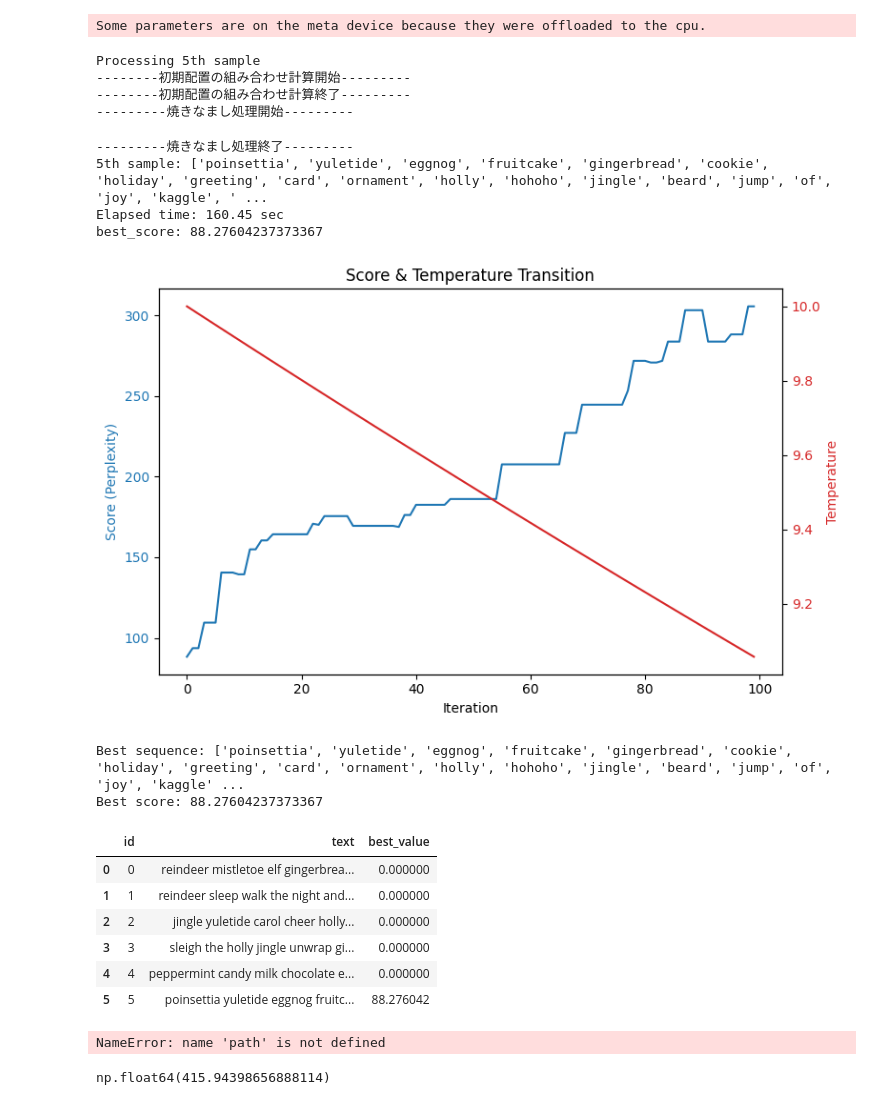
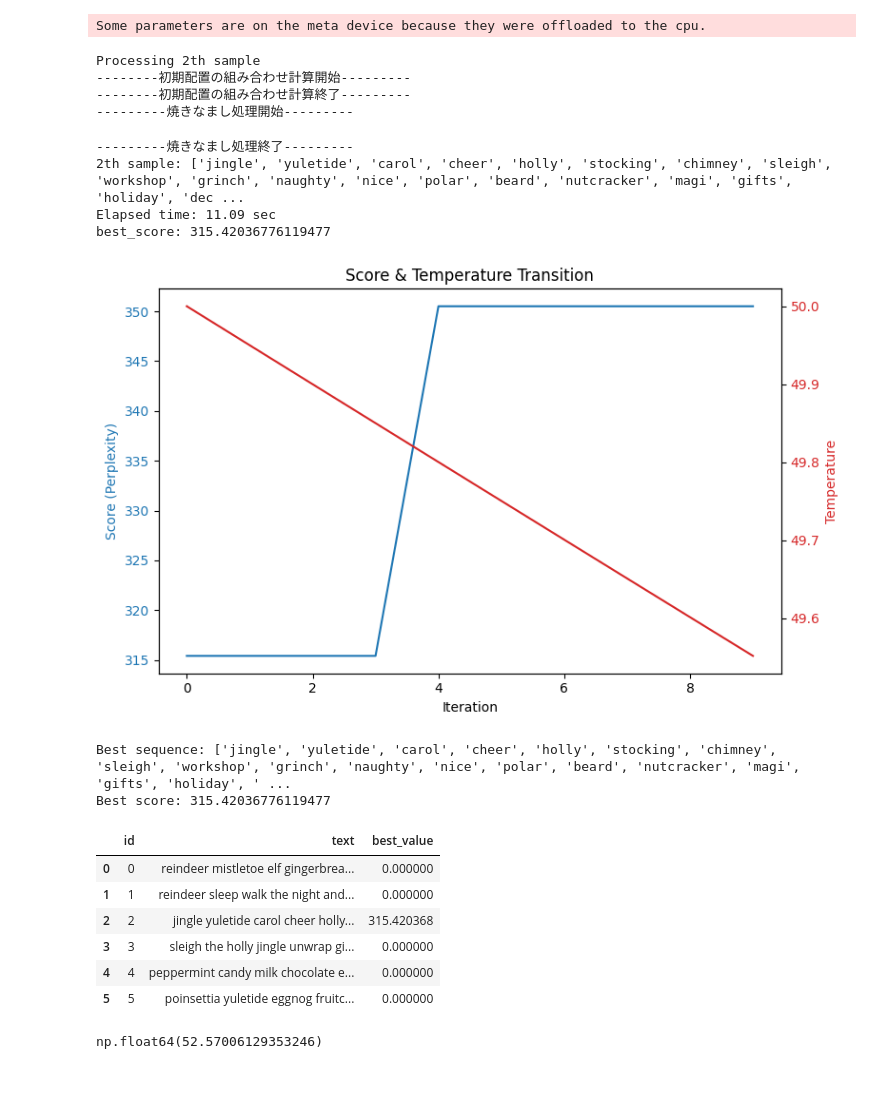
Before and after one commit to shun2741/santa2024, a Jupyter notebook: notebook/ex_007.ipynb, the cells around one changed output. Cells and saved outputs as stored; diff of their text form; code cells hidden in the pictures.

```diff
--- a/notebook/ex_007.ipynb
+++ b/notebook/ex_007.ipynb
@@ -8,14 +8,14 @@ import os
 os.chdir('/home/jovyan/work/notebook')
 # %%
 class CFG:
-    path = "../model"
-    # path = "../../output"
+    path = "../model"    # path = "../../output"
     base_file_path = "../input/sub20241221.csv"
 
     # 焼きなましのパラメータ
-    temperature=10
+    temperature=50
+    end_temperature=0.01
     cooling_rate=0.999
-    iteration=100
+    iteration=int(1e1)
     batch_size=8
     neighbor_types = ["swap", "insert", "inverse", "slide"]
 # %%
@@ -210,6 +210,7 @@ def search_annealing(
     scorer,
     initial_sequence,
     temperature: float = 1.0,
+    end_temperature: float = 0.01,
     cooling_rate: float = 0.999,
     iteration: int = 1000,
     batch_size: int = 10,
@@ -296,6 +297,9 @@ def search_annealing(
         # 温度を下げる
         temperature *= cooling_rate
 
+        if temperature < end_temperature:
+            break
+
     return best_seq, best_score, scores_history, temp_history
 # %%
 def search_optimal_permutation(
@@ -328,6 +332,7 @@ def search_optimal_permutation(
         scorer=scorer,
         initial_sequence=initial_sequence,
         temperature=CFG.temperature,
+        end_temperature=CFG.end_temperature,
         cooling_rate=CFG.cooling_rate,
         iteration=CFG.iteration,
         batch_size=CFG.batch_size,
@@ -357,51 +362,49 @@ Some parameters are on the meta device because they were offloaded to the cpu.
 # %%
 # scorer.clear_gpu_memory()
 # %%
-for i in [5]:
+for i in [2]:
 
     print(f"Processing {i}th sample")
     best_sequence, best_score = search_optimal_permutation(
         CFG,
         id=i,
         scorer=scorer,
     )
 
     print("Best sequence:", best_sequence)
     print("Best score:", best_score)
     sub_df.loc[i, "best_value"] = best_score
     sub_df.loc[i, "text"] = " ".join(best_sequence)
 # %% [output]
-Processing 5th sample
+Processing 2th sample
 --------初期配置の組み合わせ計算開始---------
 --------初期配置の組み合わせ計算終了---------
 ---------焼きなまし処理開始---------
 ---------焼きなまし処理終了---------
-5th sample: ['poinsettia', 'yuletide', 'eggnog', 'fruitcake', 'gingerbread', 'cookie', 'holiday', 'greeting', 'card', 'ornament', 'holly', 'hohoho', 'jingle', 'beard', 'jump', 'of', 'joy', 'kaggle', ' ...
-Elapsed time: 160.45 sec
-best_score: 88.27604237373367
+2th sample: ['jingle', 'yuletide', 'carol', 'cheer', 'holly', 'stocking', 'chimney', 'sleigh', 'workshop', 'grinch', 'naughty', 'nice', 'polar', 'beard', 'nutcracker', 'magi', 'gifts', 'holiday', 'dec ...
+Elapsed time: 11.09 sec
+best_score: 315.42036776119477
-[figure, old version]
+[figure, new version]
-Best sequence: ['poinsettia', 'yuletide', 'eggnog', 'fruitcake', 'gingerbread', 'cookie', 'holiday', 'greeting', 'card', 'ornament', 'holly', 'hohoho', 'jingle', 'beard', 'jump', 'of', 'joy', 'kaggle' ...
-Best score: 88.27604237373367
+Best sequence: ['jingle', 'yuletide', 'carol', 'cheer', 'holly', 'stocking', 'chimney', 'sleigh', 'workshop', 'grinch', 'naughty', 'nice', 'polar', 'beard', 'nutcracker', 'magi', 'gifts', 'holiday', ' ...
+Best score: 315.42036776119477
 # %%
 sub_df
 # %% [output]
 |  | id | text | best_value |
 | 0 | 0 | reindeer mistletoe elf gingerbrea... | 0.000000 |
 | 1 | 1 | reindeer sleep walk the night and... | 0.000000 |
-| 2 | 2 | jingle yuletide carol cheer holly... | 0.000000 |
+| 2 | 2 | jingle yuletide carol cheer holly... | 315.420368 |
 | 3 | 3 | sleigh the holly jingle unwrap gi... | 0.000000 |
 | 4 | 4 | peppermint candy milk chocolate e... | 0.000000 |
-| 5 | 5 | poinsettia yuletide eggnog fruitc... | 88.276042 |
+| 5 | 5 | poinsettia yuletide eggnog fruitc... | 0.000000 |
 # %%
 # 各セルに関数を適用
 sub_df["text"] = sub_df["text"].astype(str)
 sub_df = sub_df.applymap(add_quotes_to_strings)
 # %%
-sub_df[["id", "text"]].to_csv(f"{path}/out/submission_{ex_num}.csv", index=False, header=True, quoting=csv.QUOTE_NONE)
-sub_df.to_csv(f"{path}/out/score_{ex_num}.csv", index=False, header=True, quoting=csv.QUOTE_NONE)
+sub_df[["id", "text"]].to_csv(f"{CFG.path}/out/submission_{ex_num}.csv", index=False, header=True, quoting=csv.QUOTE_NONE)
+sub_df.to_csv(f"{CFG.path}/out/score_{ex_num}.csv", index=False, header=True, quoting=csv.QUOTE_NONE)
-# %% [output]
-NameError: name 'path' is not defined
 # %%
 np.mean(sub_df["best_value"])
 # %% [output]
-np.float64(415.94398656888114)
+np.float64(52.57006129353246)
```
